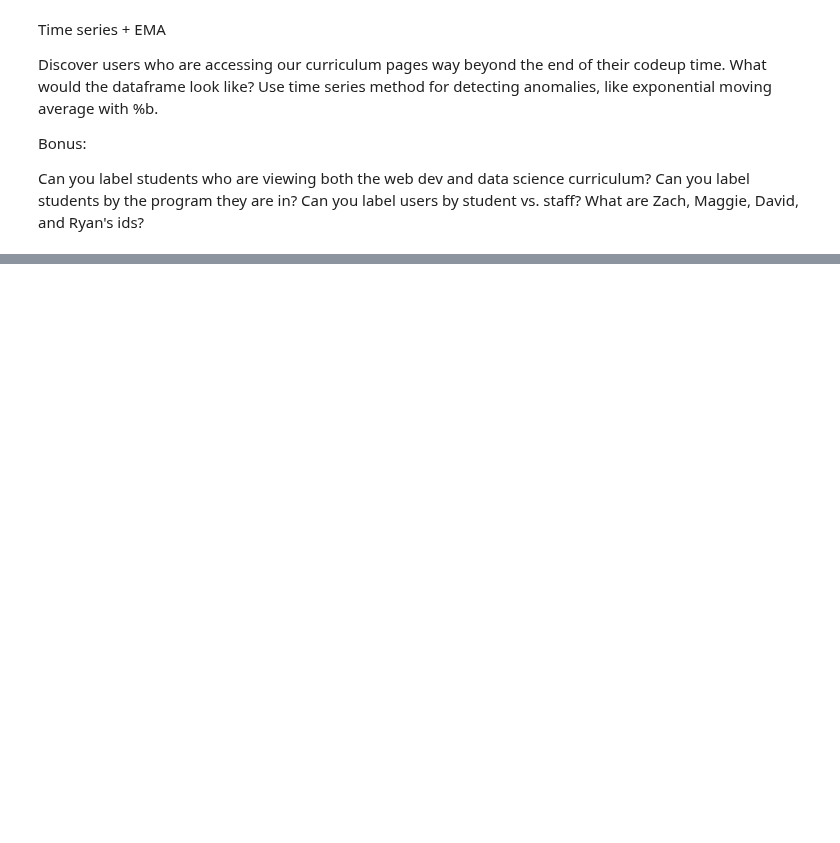
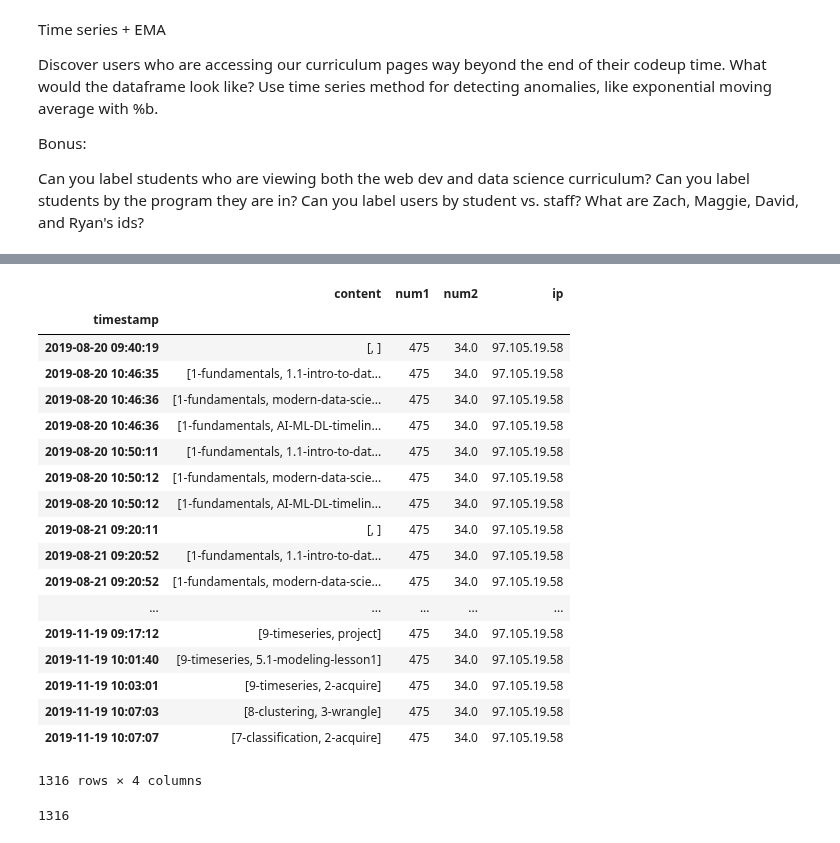
Before and after one commit to cari-holmes/ds-methodologies-exercises, a Jupyter notebook: anomaly_detection/time_series_anomaly_detection.ipynb, the cells around one changed output, grey strips where cells are left out. Drawn from its saved outputs; the diff is of its cells as text; code cells hidden in the pictures; blank space fills up the shorter version.

```diff
--- a/anomaly_detection/time_series_anomaly_detection.ipynb
+++ b/anomaly_detection/time_series_anomaly_detection.ipynb
@@ -67,0 +294,27 @@ df.describe()
+# %%
+# num1 is student number
+df[df.num1 == 475]
+# %% [output]
+|  | content | num1 | num2 | ip |
+| timestamp |  |  |  |  |
+| 2019-08-20 09:40:19 | [, ] | 475 | 34.0 | 97.105.19.58 |
+| 2019-08-20 10:46:35 | [1-fundamentals, 1.1-intro-to-dat... | 475 | 34.0 | 97.105.19.58 |
+| 2019-08-20 10:46:36 | [1-fundamentals, modern-data-scie... | 475 | 34.0 | 97.105.19.58 |
+| 2019-08-20 10:46:36 | [1-fundamentals, AI-ML-DL-timelin... | 475 | 34.0 | 97.105.19.58 |
+| 2019-08-20 10:50:11 | [1-fundamentals, 1.1-intro-to-dat... | 475 | 34.0 | 97.105.19.58 |
+| 2019-08-20 10:50:12 | [1-fundamentals, modern-data-scie... | 475 | 34.0 | 97.105.19.58 |
+| 2019-08-20 10:50:12 | [1-fundamentals, AI-ML-DL-timelin... | 475 | 34.0 | 97.105.19.58 |
+| 2019-08-21 09:20:11 | [, ] | 475 | 34.0 | 97.105.19.58 |
+| 2019-08-21 09:20:52 | [1-fundamentals, 1.1-intro-to-dat... | 475 | 34.0 | 97.105.19.58 |
+| 2019-08-21 09:20:52 | [1-fundamentals, modern-data-scie... | 475 | 34.0 | 97.105.19.58 |
+| ... | ... | ... | ... | ... |
+| 2019-11-19 09:17:12 | [9-timeseries, project] | 475 | 34.0 | 97.105.19.58 |
+| 2019-11-19 10:01:40 | [9-timeseries, 5.1-modeling-lesson1] | 475 | 34.0 | 97.105.19.58 |
+| 2019-11-19 10:03:01 | [9-timeseries, 2-acquire] | 475 | 34.0 | 97.105.19.58 |
+| 2019-11-19 10:07:03 | [8-clustering, 3-wrangle] | 475 | 34.0 | 97.105.19.58 |
+| 2019-11-19 10:07:07 | [7-classification, 2-acquire] | 475 | 34.0 | 97.105.19.58 |
+1316 rows × 4 columns
+# %%
+(df.num1 == 475).sum()
+# %% [output]
+1316
```
Also changed, not shown: parts of 37 cells of this notebook.
